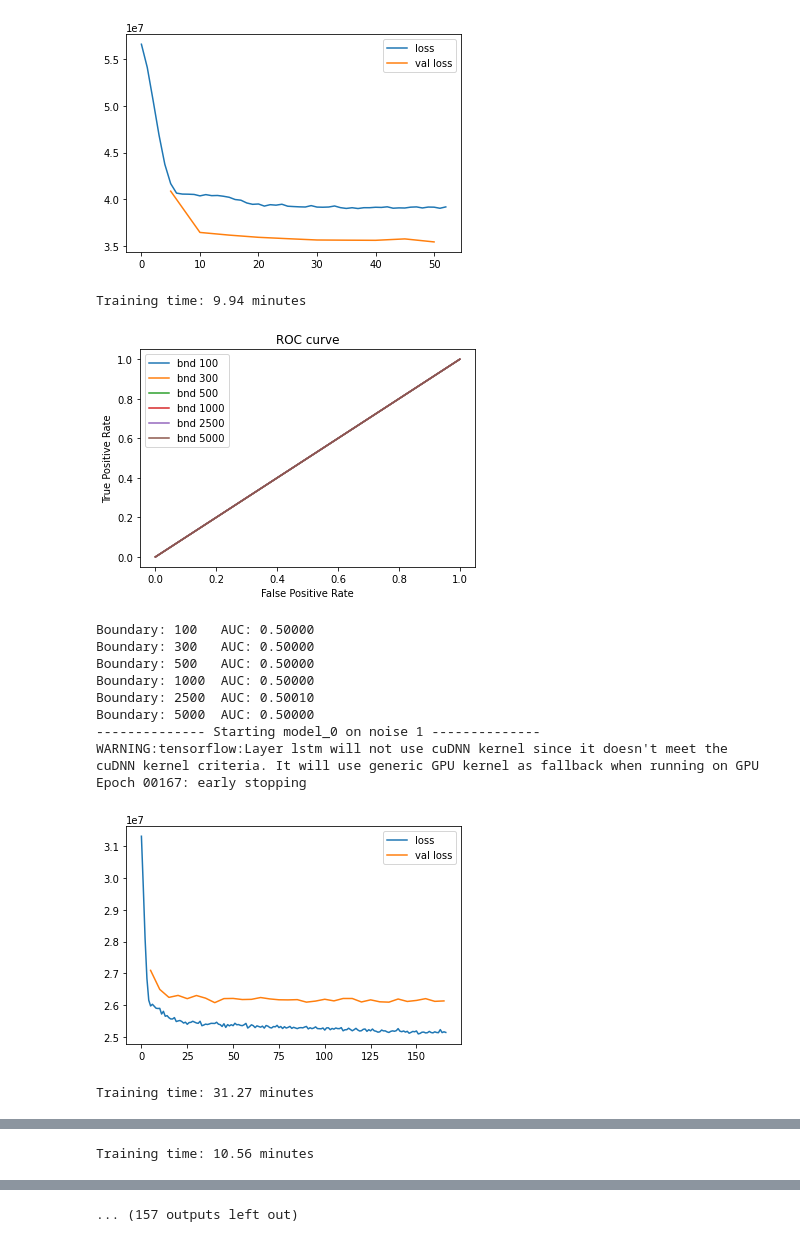
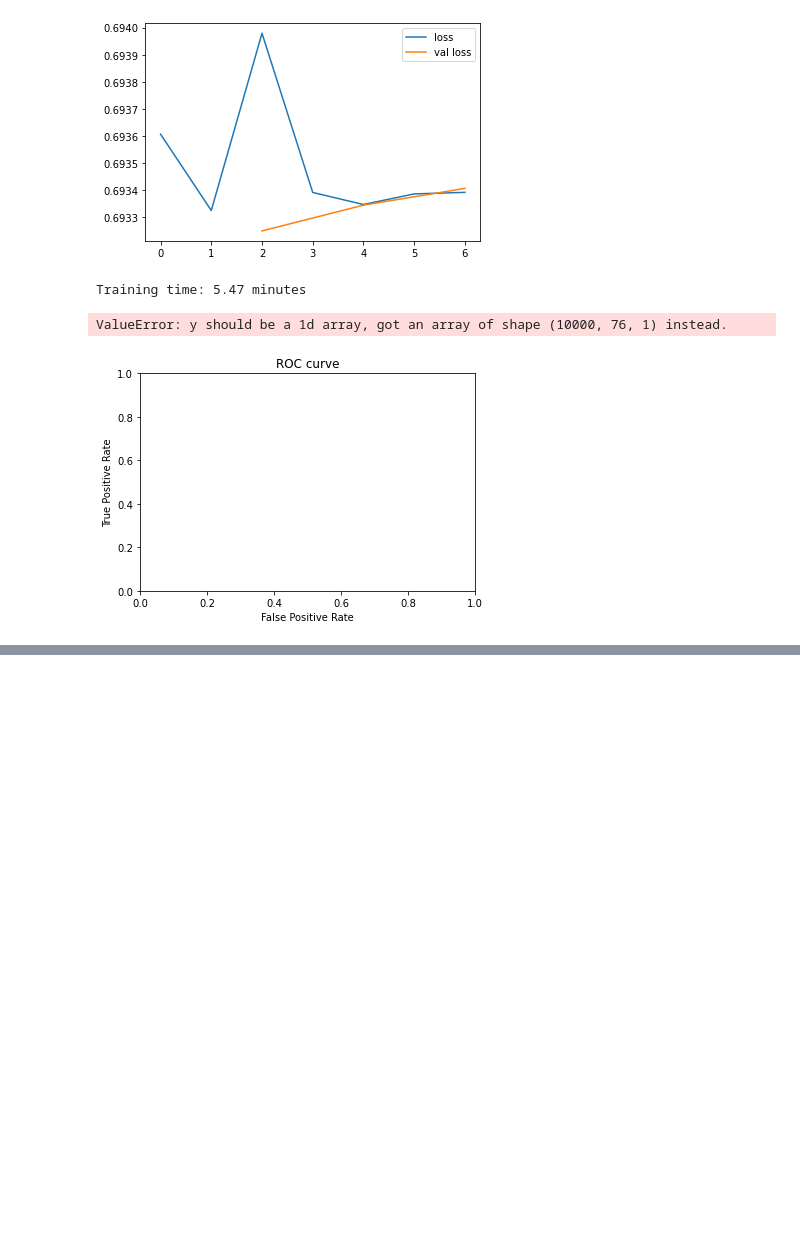
Before and after one commit to ManiacMaxo/Thesis, a Jupyter notebook: src/Evaluate models.ipynb, the cells around one changed output, grey strips where cells are left out. Cells and saved outputs as stored; diff of their text form; code cells hidden in the pictures; blank space fills up the shorter version.

```diff
--- a/src/Evaluate models.ipynb
+++ b/src/Evaluate models.ipynb
@@ -24,8 +29,9 @@ def schedule(epoch, lr) -> float:
 # %%
 scheduler = LearningRateScheduler(schedule)
-es = EarlyStopping(monitor='loss', patience=15, verbose=1)
-optimizer = Adam(lr=1e-3)
+es = EarlyStopping(monitor="loss", patience=5)
+optimizer = Adam(lr=1e-2)
 
 epochs = 1500
-validation_freq = 5
-boundaries = [100, 300, 500, 1000, 2500, 5000]
+validation_freq = 2
+# boundaries = [100, 300, 500, 1000, 2500, 5000]
+fname = "model_2.h5"
@@ -31,0 +40,2 @@ boundaries = [100, 300, 500, 1000, 2500, 5000]
+# %%
+X_train, y_train, X_test, y_test = load_dataset(f"MA0035_1000", labels="binlabels")
@@ -32,22 +49,25 @@ boundaries = [100, 300, 500, 1000, 2500, 5000]
 # %%
 %%time
-for fname in listdir('../model_saves/eval_models'):
-    for n in [0, 1, 2, 3, 5, 8]:
-        print(f'-------------- Starting {fname.replace(".h5", "")} on noise {n} --------------')
-        lstm = load_model(f'../model_saves/eval_models/{fname}', compile=False)
-        X_train, y_train, X_test, y_test = load_dataset(f'm{n}')
+for n in [1, 2, 3, 5, 10]:
+    print(f'-------------- Starting {fname.replace(".h5", "")} on boundary {n}000 --------------')
+    model = load_model(f'../model_saves/eval_models/{fname}', compile=False)
+    X_train, y_train, X_test, y_test = load_dataset(f'MA0035_{n}000', labels="binlabels")
+    X_train = rearrange(X_train, "w h c -> w c h")
+    X_test = rearrange(X_test, "w h c -> w c h")
 
-        model = train(dataset=(X_train, y_train, X_test, y_test),
-                      model=lstm,
-                      epochs=epochs,
-                      verbose=0,
-                      validation_freq=validation_freq,
-                      optimizer=optimizer,
-                      callbacks=[scheduler, es])
+    model.compile(optimizer=optimizer, loss="binary_crossentropy", metrics=["acc"])
 
-        plot_roc(y_test, model.predict(X_test), boundaries)
-        for boundary in boundaries:
-            print(f'Boundary: {boundary}\tAUC: {auc(y_test, model.predict(X_test), boundary):.5f}')
+    model = train(dataset=(X_train, y_train, X_test, y_test),
+                  model=model,
+                  epochs=epochs,
+                  verbose=1,
+                  validation_freq=validation_freq,
+                  callbacks=[scheduler, es],
+                 )
 
-        model.save(f'../model_saves/evals/{fname.replace(".h5", "")}-{n}.h5')
+    plot_roc(y_test, model.predict(X_test), [0.5])
+    for boundary in boundaries:
+        print(f'Boundary: {boundary}\tAUC: {auc(y_test, model.predict(X_test), boundary):.5f}')
+
+    model.save(f'../model_saves/evals/{fname.replace(".h5", "")}-{n}.h5')
 # %% [output]
@@ -57,14 +89,4 @@ Epoch 00053: early stopping
-[figure, old version]
+[figure, new version]
-Training time: 9.94 minutes
+Training time: 5.47 minutes
+ValueError: y should be a 1d array, got an array of shape (10000, 76, 1) instead.
-[figure, old version]
+[figure, new version]
-Boundary: 100   AUC: 0.50000
-Boundary: 300   AUC: 0.50000
-Boundary: 500   AUC: 0.50000
-Boundary: 1000  AUC: 0.50000
-Boundary: 2500  AUC: 0.50010
-Boundary: 5000  AUC: 0.50000
--------------- Starting model_0 on noise 1 --------------
-WARNING:tensorflow:Layer lstm will not use cuDNN kernel since it doesn't meet the cuDNN kernel criteria. It will use generic GPU kernel as fallback when running on GPU
-Epoch 00167: early stopping
-[figure, removed]
-Training time: 31.27 minutes
@@ -82 +92,0 @@ Epoch 00056: early stopping
-Training time: 10.56 minutes
@@ -84 +92,0 @@ Training time: 10.56 minutes
-... (157 outputs left out)
```
Also changed, not shown: parts of 7 cells of this notebook, 9 other files.
